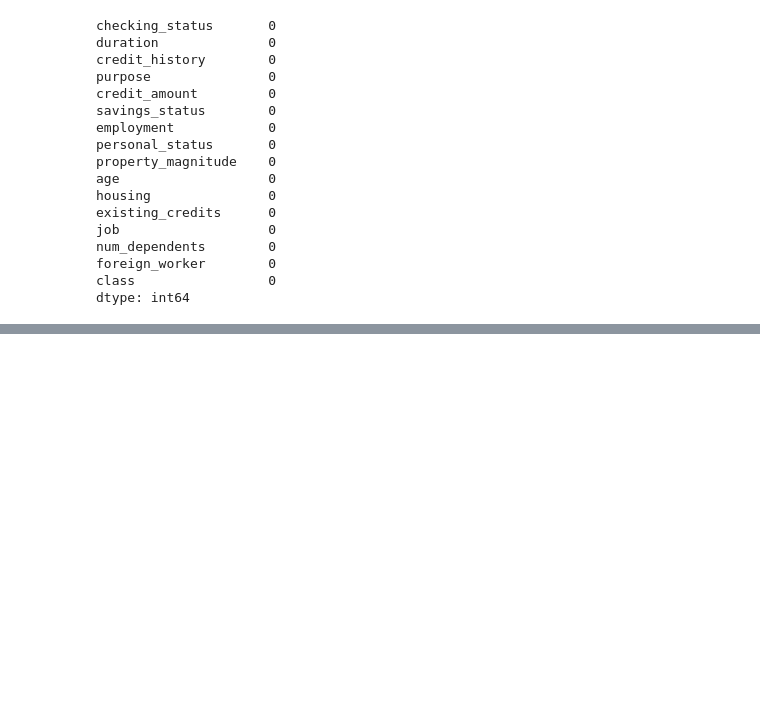
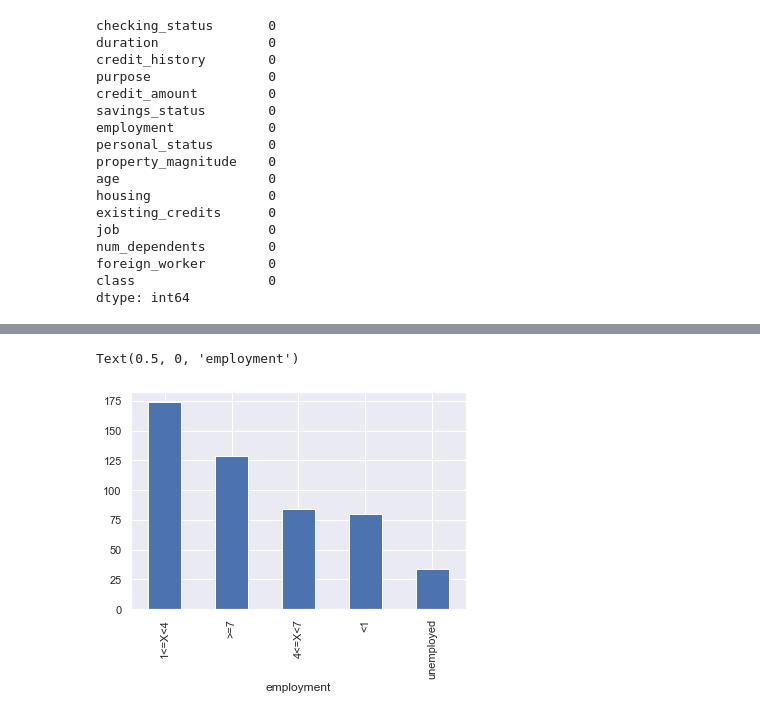
Before and after one commit to ostrenkota/IAD, a Jupyter notebook: lab1_task.ipynb, the cells around one changed output, grey strips where cells are left out. Cells and saved outputs as stored; diff of their text form; code cells hidden in the pictures; blank space fills up the shorter version.

```diff
--- a/lab1_task.ipynb
+++ b/lab1_task.ipynb
@@ -213,0 +228,8 @@ Name: housing, dtype: int64
+# %%
+#качественные признаки
+
+qualitive = credit_df['employment'].value_counts().plot(kind='bar')
+qualitive.set_xlabel('employment')
+# %% [output]
+Text(0.5, 0, 'employment')
+[figure, added]
```
Also changed, not shown: parts of 12 cells of this notebook, 1 other file.
